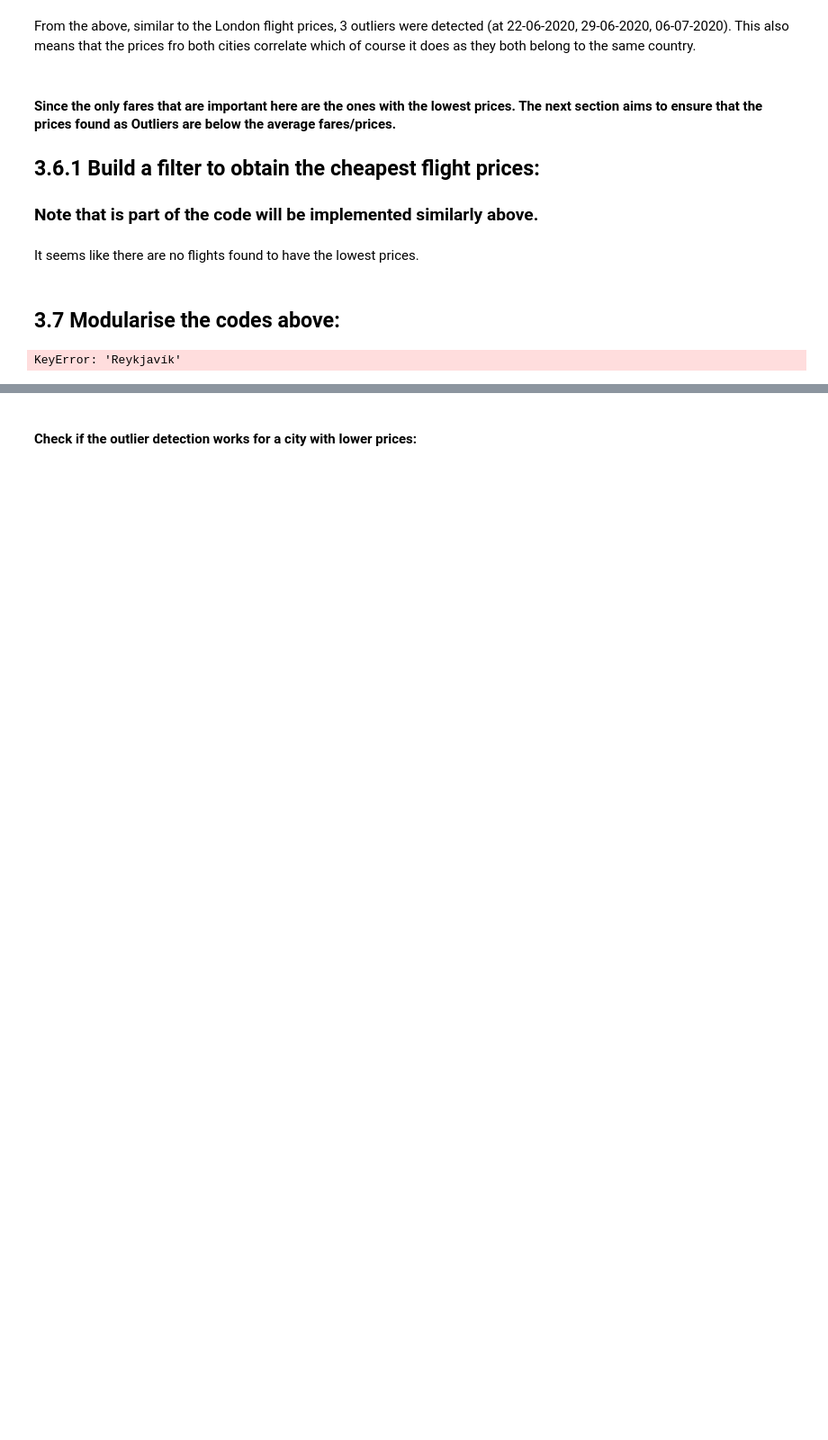
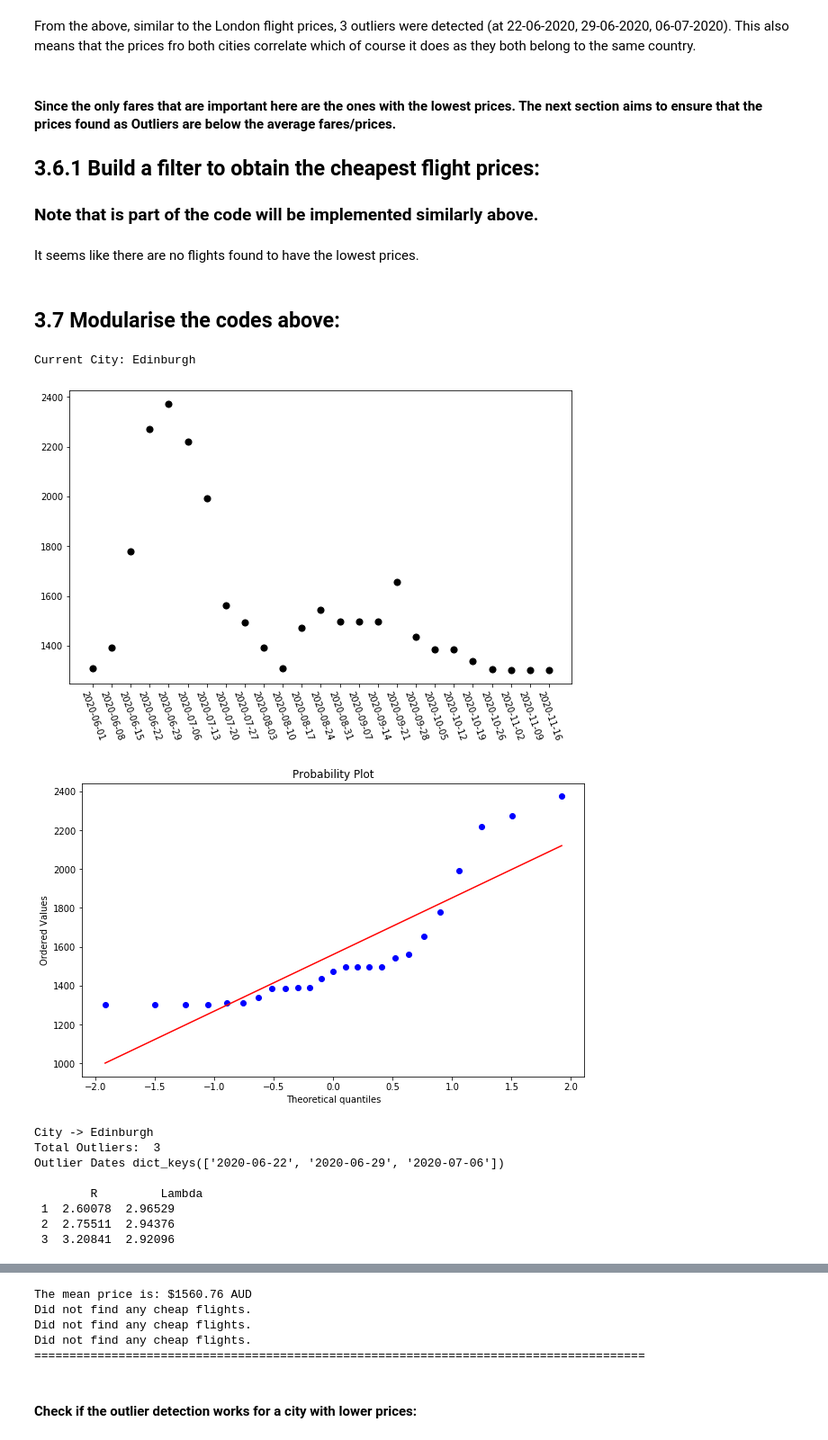
Before and after one commit to ylee9107/MLApp_CheapFlights, a Jupyter notebook: MLApp_cheapFlights.ipynb, the cells around one changed output, grey strips where cells are left out. Shown at 90% size. Saved outputs shown, nothing was run; the diff lists cells and outputs as text; code cells hidden in the pictures; blank space fills up the shorter version.

```diff
--- a/MLApp_cheapFlights.ipynb
+++ b/MLApp_cheapFlights.ipynb
@@ -1081,10 +1106,22 @@ def outlierDetect(city_key, fare_prices, max_outliers = 3, significance_lvl = 0.
 
     return out_dates, city_price_mean
 # %%
-# Checking out outward flights to Edinburgh:
-city_key = 'Reykjavík'
+# TEST: Checking out outward flights to Edinburgh:
+# city_key = 'Reykjavík'
+city_key = 'Edinburgh'
+flightFare_dict = flightFare_dict
 
-Edinburgh_dict, Edinburgh_prices = plotFlightPrice(city_key)
-Edinburgh_outDates, Edinburgh_mean_price = outlierDetect(city_key, Edinburgh_prices)
+Edinburgh_dict, Edinburgh_prices = plotFlightPrice(city_key, flightFare_dict)
+Edinburgh_outDates, Edinburgh_mean_price = outlierDetect(city_key, Edinburgh_dict, Edinburgh_prices)
 # %% [output]
-KeyError: 'Reykjavík'
+Current City: Edinburgh
+[figure, added]
+[figure, added]
+City -> Edinburgh
+Total Outliers:  3
+Outlier Dates dict_keys(['2020-06-22', '2020-06-29', '2020-07-06'])
+
+        R         Lambda
+ 1  2.60078  2.96529
+ 2  2.75511  2.94376
+ 3  3.20841  2.92096
@@ -1091,3 +1129,8 @@ KeyError: 'Reykjavík'
+The mean price is: $1560.76 AUD
+Did not find any cheap flights.
+Did not find any cheap flights.
+Did not find any cheap flights.
+=======================================================================================
 # %% [markdown]
 #### Check if the outlier detection works for a city with lower prices:
 # %%
```
Also changed, not shown: parts of 10 cells of this notebook.
